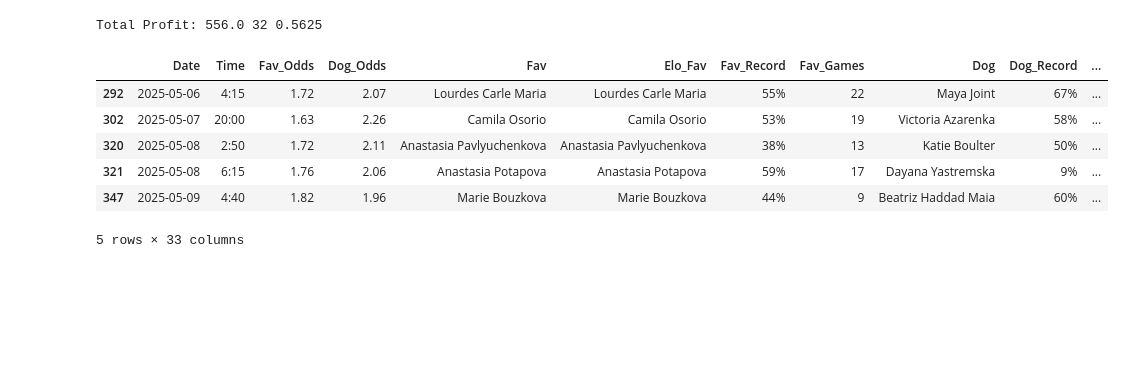
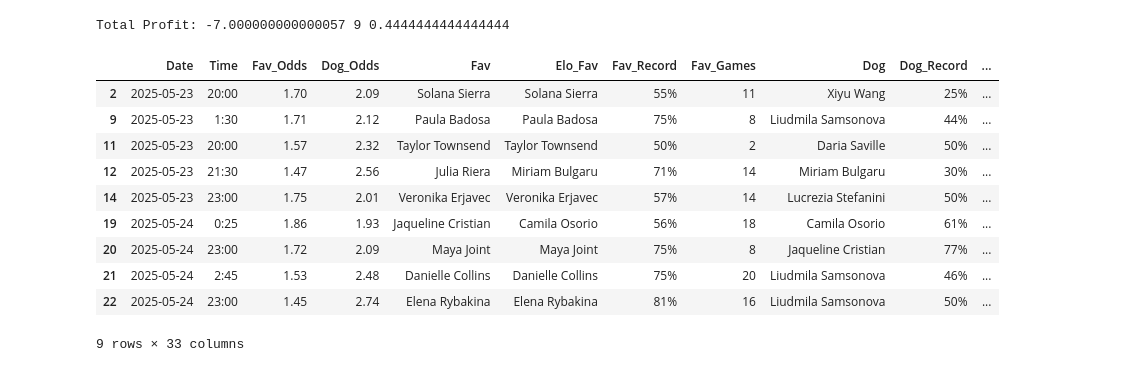
Before and after one commit to Witwolski/tennis_atp, a Jupyter notebook: Clay_Predictions.ipynb, the cells around one changed output. Saved outputs shown, nothing was run; the diff lists cells and outputs as text; code cells hidden in the pictures; blank space fills up the shorter version.

```diff
--- a/Clay_Predictions.ipynb
+++ b/Clay_Predictions.ipynb
@@ -42,12 +51,11 @@ mind[['Fav','Dog','Fav_Odds','Winner','Fav_Win','dog_rank']].to_clipboard(index=
 # %%
 temp
-date_filter=temp[temp['Date']>='2025-01-01']
-oddsfilter=date_filter[date_filter['Fav_Odds']>1.5].copy()
-oddsfilter=oddsfilter[oddsfilter['Dog_Win_Count']>0]
-oddsfilter=oddsfilter[oddsfilter['Fav_Loss_Count']>0]
-oddsfilter=oddsfilter[oddsfilter['dog_percent']>0]
-#oddsfilter=oddsfilter[oddsfilter['fav_percent']<.8]
-oddsfilter=oddsfilter[oddsfilter['Elo_Fav']==oddsfilter['Fav']]
+stake=100
+date_filter=temp[temp['Date']>='2024-06-01']
+oddsfilter=date_filter[date_filter['Fav_Odds']>1.4].copy()
+oddsfilter=oddsfilter[oddsfilter['Dog_Odds']<20].copy()
+oddsfilter=oddsfilter[oddsfilter['Dog_Win_Count']>1]
+oddsfilter=oddsfilter[oddsfilter['Fav_Loss_Count']>1]
 oddsfilter=oddsfilter[oddsfilter['Sex']=='Womens']
 len(oddsfilter[oddsfilter['Fav_Loss']==1])/len(oddsfilter),len(oddsfilter)
 oddsfilter['Profit'] = oddsfilter.apply(
@@ -59,5 +67,5 @@ total_profit = oddsfilter['Profit'].sum()
 
 # Print the total profit
 print("Total Profit:", total_profit, len(oddsfilter),len(oddsfilter[oddsfilter['Dog']==oddsfilter['Winner']])/len(oddsfilter))
-oddsfilter
+oddsfilter.to_csv('_ClayResults_Womens.csv')
 # %% [output]
@@ -178,5 +246,5 @@ today.to_sql('Preditions_Clay',con=devengine,if_exists='append')
 # %%
-predictions=pd.read_sql_table('Preditions_Clay',con=devengine)
+predictions=pd.read_sql_query('Select Distinct * from Preditions_Clay where date > "2025-05-22"',con=devengine)
 results=temp
 
 # Ensure date types
@@ -199,42 +267,45 @@ if not unmatched.empty:
     results_shifted = results.copy()
     results_shifted['Date'] = results_shifted['Date'] - pd.Timedelta(days=1)
 
     fallback = pd.merge(
         unmatched.drop(columns=['Winner']),  # remove old (NaN) winner
         results_shifted[['Date', 'Fav', 'Dog', 'Winner']],
         on=['Date', 'Fav', 'Dog'],
         how='left'
     )
 
     # Only update original merged_df where Winner was missing AND fallback found a match
     merged_df.loc[merged_df['Winner'].isna(), 'Winner'] = fallback['Winner'].values
 
 
 # merged_df now has best effort match: same day, or next day fallback
 merged_df_filtered=merged_df[merged_df['Winner'].notna()].copy()
-merged_df_filtered=merged_df_filtered[merged_df_filtered['Fav_Odds']>1.6].copy()
+merged_df_filtered=merged_df_filtered[merged_df_filtered['Fav_Odds']>1.4].copy()
 merged_df_filtered=merged_df_filtered[merged_df_filtered['dog_percent']>0]
 merged_df_filtered=merged_df_filtered[merged_df_filtered['Dog_Win_Count']>0]
 merged_df_filtered=merged_df_filtered[merged_df_filtered['Fav_Loss_Count']>0]
 merged_df_filtered=merged_df_filtered[merged_df_filtered['Sex']=='Womens']
-merged_df_filtered=merged_df_filtered[merged_df_filtered['Elo_Fav']==merged_df_filtered['Fav']]
+#merged_df_filtered=merged_df_filtered[merged_df_filtered['Elo_Fav']==merged_df_filtered['Fav']]
 
-merged_df_filtered['Profit'] = merged_df_filtered.apply(
-    lambda row: (row['Dog_Odds'] * stake)-stake if row['Winner'] == row['Dog'] else -stake, axis=1
+merged_df_filtered['Profit'] = merged_df_filtered.apply(    lambda row: (row['Dog_Odds'] * stake)-stake if row['Winner'] == row['Dog'] else -stake, axis=1
 )
 
 # Calculate total profit
 total_profit = merged_df_filtered['Profit'].sum()
 
 # Print the total profit
 print("Total Profit:", total_profit, len(merged_df_filtered),len(merged_df_filtered[merged_df_filtered['Dog']==merged_df_filtered['Winner']])/len(merged_df_filtered))
-merged_df_filtered.tail(5)
+merged_df_filtered
 # %% [output]
-Total Profit: 556.0 32 0.5625
+Total Profit: -7.000000000000057 9 0.4444444444444444
 |  | Date | Time | Fav_Odds | Dog_Odds | Fav | Elo_Fav | Fav_Record | Fav_Games | Dog | Dog_Record | ... |
-| 292 | 2025-05-06 | 4:15 | 1.72 | 2.07 | Lourdes Carle Maria | Lourdes Carle Maria | 55% | 22 | Maya Joint | 67% | ... |
-| 302 | 2025-05-07 | 20:00 | 1.63 | 2.26 | Camila Osorio | Camila Osorio | 53% | 19 | Victoria Azarenka | 58% | ... |
-| 320 | 2025-05-08 | 2:50 | 1.72 | 2.11 | Anastasia Pavlyuchenkova | Anastasia Pavlyuchenkova | 38% | 13 | Katie Boulter | 50% | ... |
-| 321 | 2025-05-08 | 6:15 | 1.76 | 2.06 | Anastasia Potapova | Anastasia Potapova | 59% | 17 | Dayana Yastremska | 9% | ... |
-| 347 | 2025-05-09 | 4:40 | 1.82 | 1.96 | Marie Bouzkova | Marie Bouzkova | 44% | 9 | Beatriz Haddad Maia | 60% | ... |
+| 2 | 2025-05-23 | 20:00 | 1.70 | 2.09 | Solana Sierra | Solana Sierra | 55% | 11 | Xiyu Wang | 25% | ... |
+| 9 | 2025-05-23 | 1:30 | 1.71 | 2.12 | Paula Badosa | Paula Badosa | 75% | 8 | Liudmila Samsonova | 44% | ... |
+| 11 | 2025-05-23 | 20:00 | 1.57 | 2.32 | Taylor Townsend | Taylor Townsend | 50% | 2 | Daria Saville | 50% | ... |
+| 12 | 2025-05-23 | 21:30 | 1.47 | 2.56 | Julia Riera | Miriam Bulgaru | 71% | 14 | Miriam Bulgaru | 30% | ... |
+| 14 | 2025-05-23 | 23:00 | 1.75 | 2.01 | Veronika Erjavec | Veronika Erjavec | 57% | 14 | Lucrezia Stefanini | 50% | ... |
+| 19 | 2025-05-24 | 0:25 | 1.86 | 1.93 | Jaqueline Cristian | Camila Osorio | 56% | 18 | Camila Osorio | 61% | ... |
+| 20 | 2025-05-24 | 23:00 | 1.72 | 2.09 | Maya Joint | Maya Joint | 75% | 8 | Jaqueline Cristian | 77% | ... |
+| 21 | 2025-05-24 | 2:45 | 1.53 | 2.48 | Danielle Collins | Danielle Collins | 75% | 20 | Liudmila Samsonova | 46% | ... |
+| 22 | 2025-05-24 | 23:00 | 1.45 | 2.74 | Elena Rybakina | Elena Rybakina | 81% | 16 | Liudmila Samsonova | 50% | ... |
-5 rows × 33 columns
+9 rows × 33 columns
```
Also changed, not shown: parts of 14 cells of this notebook, 13 other files.
